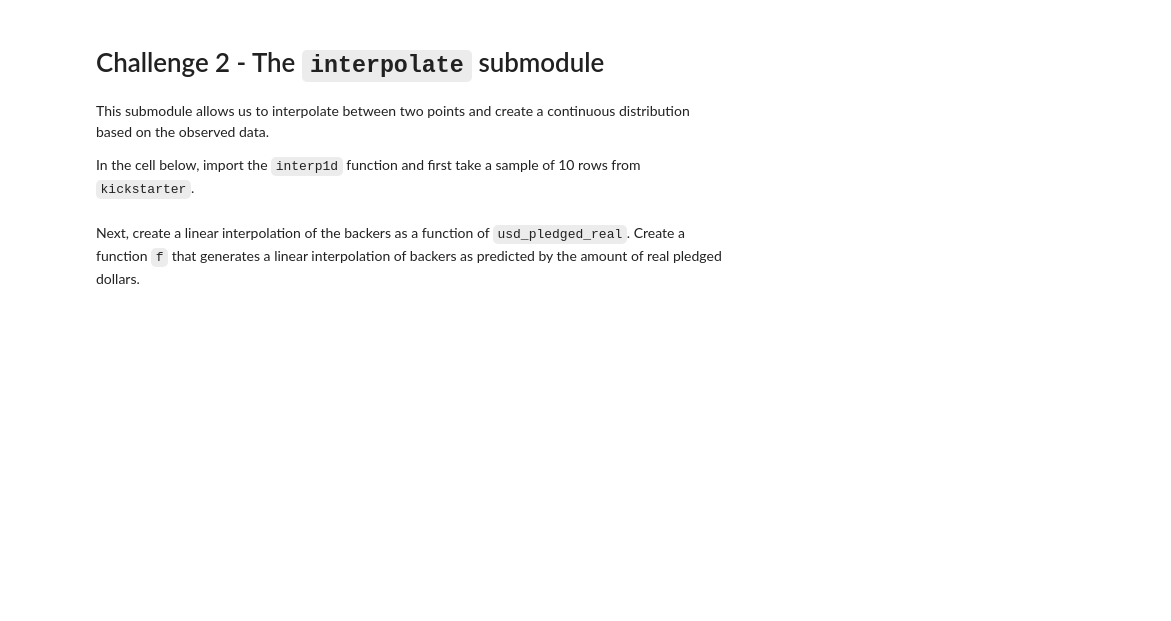
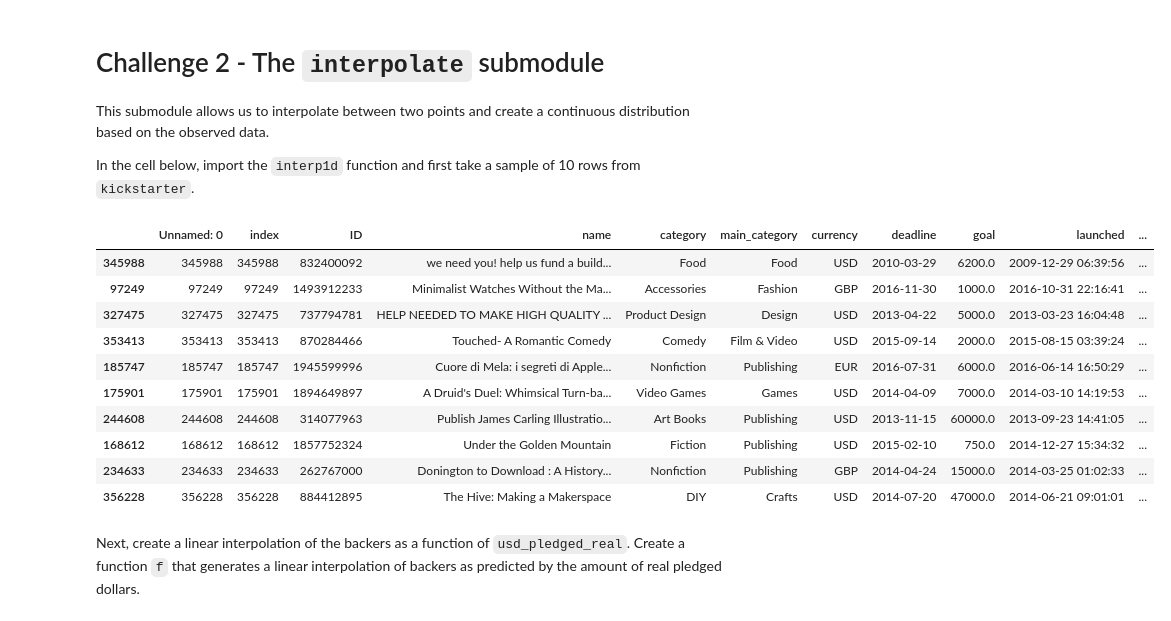
Before and after one commit to ta-data-bcn/lab-intro-to-scipy, a Jupyter notebook: your-code/main.ipynb, the cells around one changed output. Drawn from its saved outputs; the diff is of its cells as text; code cells hidden in the pictures; blank space fills up the shorter version.

```diff
--- a/your-code/main.ipynb
+++ b/your-code/main.ipynb
@@ -115,2 +121,21 @@ In the cell below, import the `interp1d` function and first take a sample of 10
+# %%
+from scipy import interpolate
+from scipy.interpolate import interp1d
+
+# Take 10 random rows from the dataframe
+projects_random = projects.sample(10)
+projects_random
+# %% [output]
+|  | Unnamed: 0 | index | ID | name | category | main_category | currency | deadline | goal | launched | ... |
+| 345988 | 345988 | 345988 | 832400092 | we need you! help us fund a build... | Food | Food | USD | 2010-03-29 | 6200.0 | 2009-12-29 06:39:56 | ... |
+| 97249 | 97249 | 97249 | 1493912233 | Minimalist Watches Without the Ma... | Accessories | Fashion | GBP | 2016-11-30 | 1000.0 | 2016-10-31 22:16:41 | ... |
+| 327475 | 327475 | 327475 | 737794781 | HELP NEEDED TO MAKE HIGH QUALITY ... | Product Design | Design | USD | 2013-04-22 | 5000.0 | 2013-03-23 16:04:48 | ... |
+| 353413 | 353413 | 353413 | 870284466 | Touched- A Romantic Comedy | Comedy | Film & Video | USD | 2015-09-14 | 2000.0 | 2015-08-15 03:39:24 | ... |
+| 185747 | 185747 | 185747 | 1945599996 | Cuore di Mela: i segreti di Apple... | Nonfiction | Publishing | EUR | 2016-07-31 | 6000.0 | 2016-06-14 16:50:29 | ... |
+| 175901 | 175901 | 175901 | 1894649897 | A Druid's Duel: Whimsical Turn-ba... | Video Games | Games | USD | 2014-04-09 | 7000.0 | 2014-03-10 14:19:53 | ... |
+| 244608 | 244608 | 244608 | 314077963 | Publish James Carling Illustratio... | Art Books | Publishing | USD | 2013-11-15 | 60000.0 | 2013-09-23 14:41:05 | ... |
+| 168612 | 168612 | 168612 | 1857752324 | Under the Golden Mountain | Fiction | Publishing | USD | 2015-02-10 | 750.0 | 2014-12-27 15:34:32 | ... |
+| 234633 | 234633 | 234633 | 262767000 | Donington to Download : A History... | Nonfiction | Publishing | GBP | 2014-04-24 | 15000.0 | 2014-03-25 01:02:33 | ... |
+| 356228 | 356228 | 356228 | 884412895 | The Hive: Making a Makerspace | DIY | Crafts | USD | 2014-07-20 | 47000.0 | 2014-06-21 09:01:01 | ... |
 # %% [markdown]
 Next, create a linear interpolation of the backers as a function of `usd_pledged_real`. Create a function `f` that generates a linear interpolation of backers as predicted by the amount of real pledged dollars.
```
Also changed, not shown: parts of 12 cells of this notebook.
